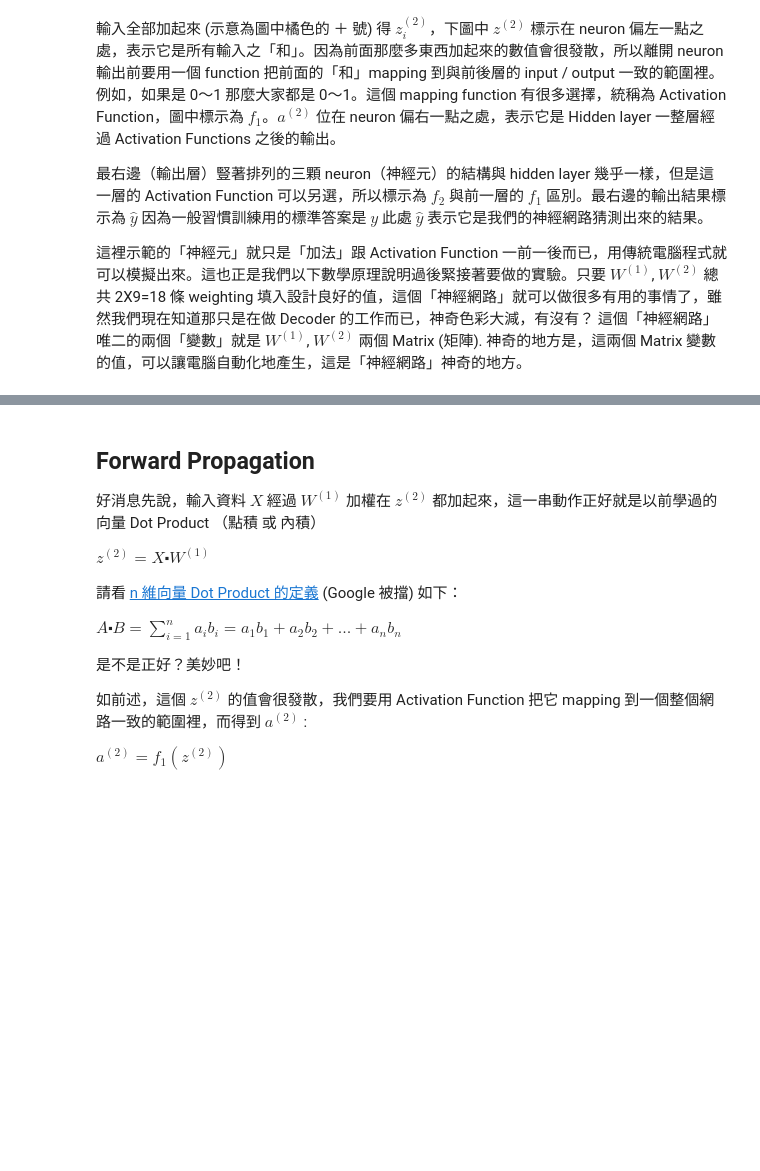
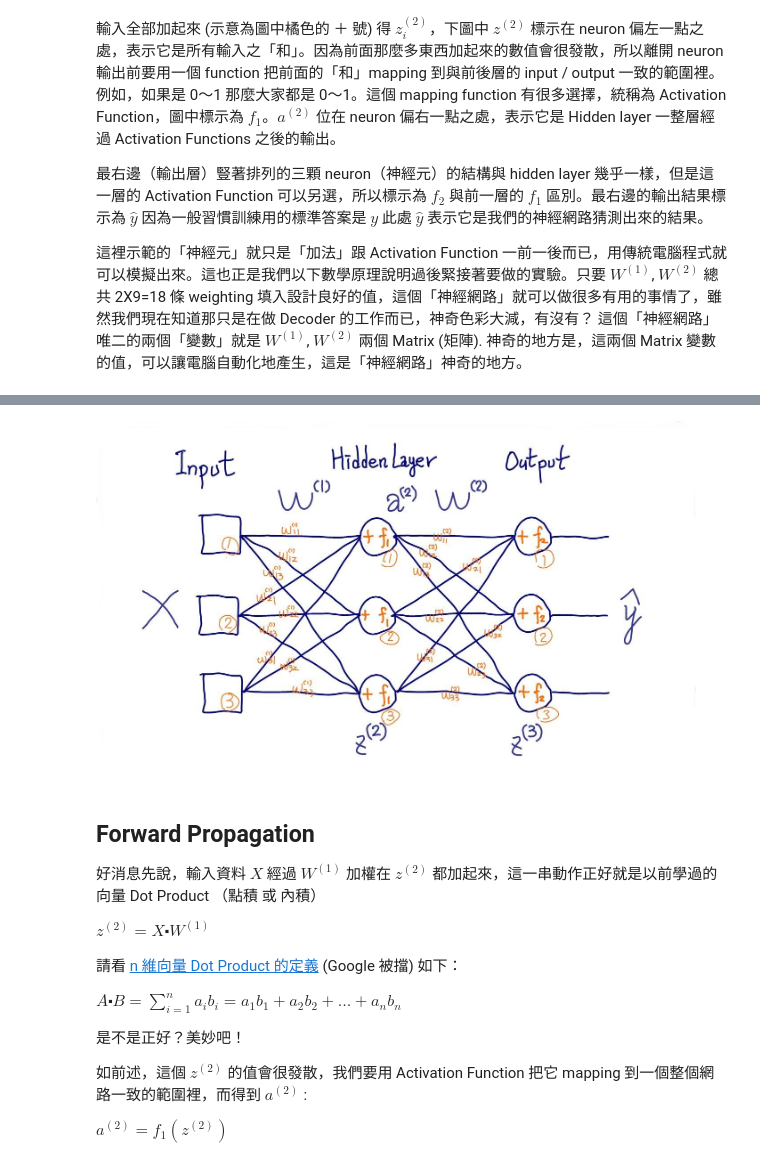
Before and after one commit to hcchengithub/Iris-Neural-Network, a Jupyter notebook: fundamentals of neural networks/fundamentals of neural networks.ipynb, the cells around one changed output, grey strips where cells are left out. Drawn from its saved outputs; the diff is of its cells as text; code cells hidden in the pictures; blank space fills up the shorter version.

```diff
--- a/fundamentals of neural networks/fundamentals of neural networks.ipynb
+++ b/fundamentals of neural networks/fundamentals of neural networks.ipynb
@@ -39,3 +35,7 @@ IFrame("nn-scatch-2.pdf", width=800, height=500)
+# %%
+display(Image('nn-scatch.jpg', width=600))
+# %% [output]
+[figure, added]
 # %% [markdown]
 ## Forward Propagation
 
```
Also changed, not shown: parts of 9 cells of this notebook, 3 other files.
